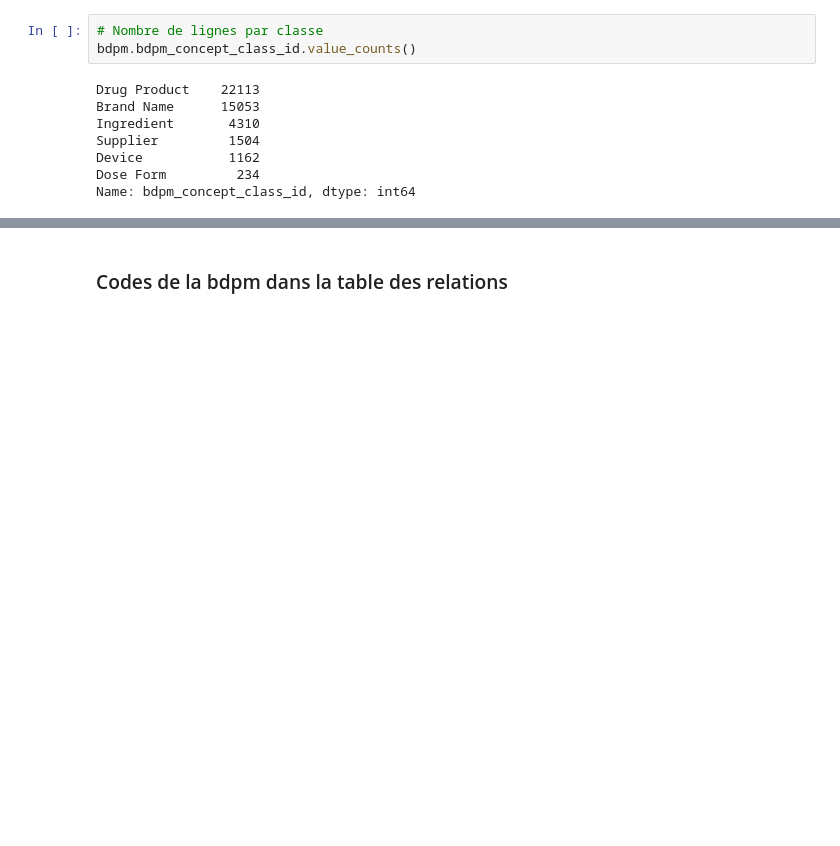
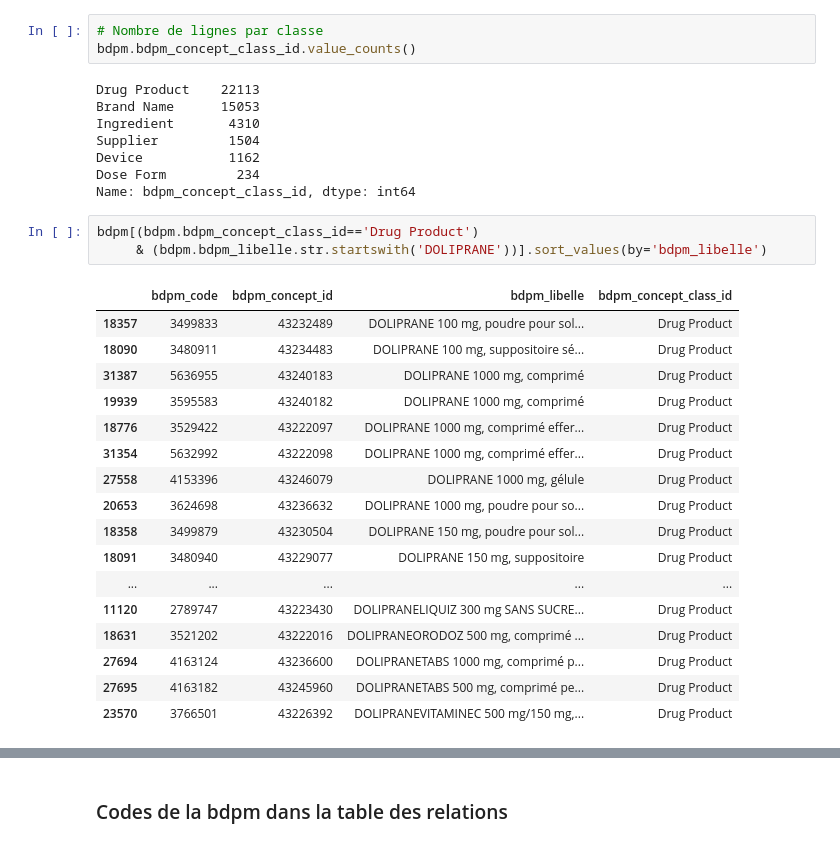
Before and after one commit to Gaelle-R/mapping_bdpm_rxnorm, a Jupyter notebook: mapping_bdpm_rxnorm.ipynb, the cells around one changed output, grey strips where cells are left out. Drawn from its saved outputs; the diff is of its cells as text; blank space fills up the shorter version.

```diff
--- a/mapping_bdpm_rxnorm.ipynb
+++ b/mapping_bdpm_rxnorm.ipynb
@@ -72,4 +96,25 @@ Supplier         1504
 Device           1162
 Dose Form         234
 Name: bdpm_concept_class_id, dtype: int64
+# %%
+bdpm[(bdpm.bdpm_concept_class_id=='Drug Product')
+     & (bdpm.bdpm_libelle.str.startswith('DOLIPRANE'))].sort_values(by='bdpm_libelle')
+# %% [output]
+|  | bdpm_code | bdpm_concept_id | bdpm_libelle | bdpm_concept_class_id |
+| 18357 | 3499833 | 43232489 | DOLIPRANE 100 mg, poudre pour sol... | Drug Product |
+| 18090 | 3480911 | 43234483 | DOLIPRANE 100 mg, suppositoire sé... | Drug Product |
+| 31387 | 5636955 | 43240183 | DOLIPRANE 1000 mg, comprimé | Drug Product |
+| 19939 | 3595583 | 43240182 | DOLIPRANE 1000 mg, comprimé | Drug Product |
+| 18776 | 3529422 | 43222097 | DOLIPRANE 1000 mg, comprimé effer... | Drug Product |
+| 31354 | 5632992 | 43222098 | DOLIPRANE 1000 mg, comprimé effer... | Drug Product |
+| 27558 | 4153396 | 43246079 | DOLIPRANE 1000 mg, gélule | Drug Product |
+| 20653 | 3624698 | 43236632 | DOLIPRANE 1000 mg, poudre pour so... | Drug Product |
+| 18358 | 3499879 | 43230504 | DOLIPRANE 150 mg, poudre pour sol... | Drug Product |
+| 18091 | 3480940 | 43229077 | DOLIPRANE 150 mg, suppositoire | Drug Product |
+| ... | ... | ... | ... | ... |
+| 11120 | 2789747 | 43223430 | DOLIPRANELIQUIZ 300 mg SANS SUCRE... | Drug Product |
+| 18631 | 3521202 | 43222016 | DOLIPRANEORODOZ 500 mg, comprimé ... | Drug Product |
+| 27694 | 4163124 | 43236600 | DOLIPRANETABS 1000 mg, comprimé p... | Drug Product |
+| 27695 | 4163182 | 43245960 | DOLIPRANETABS 500 mg, comprimé pe... | Drug Product |
+| 23570 | 3766501 | 43226392 | DOLIPRANEVITAMINEC 500 mg/150 mg,... | Drug Product |
 # %% [markdown]
```
Also changed, not shown: parts of 17 cells of this notebook, 1 other file.
